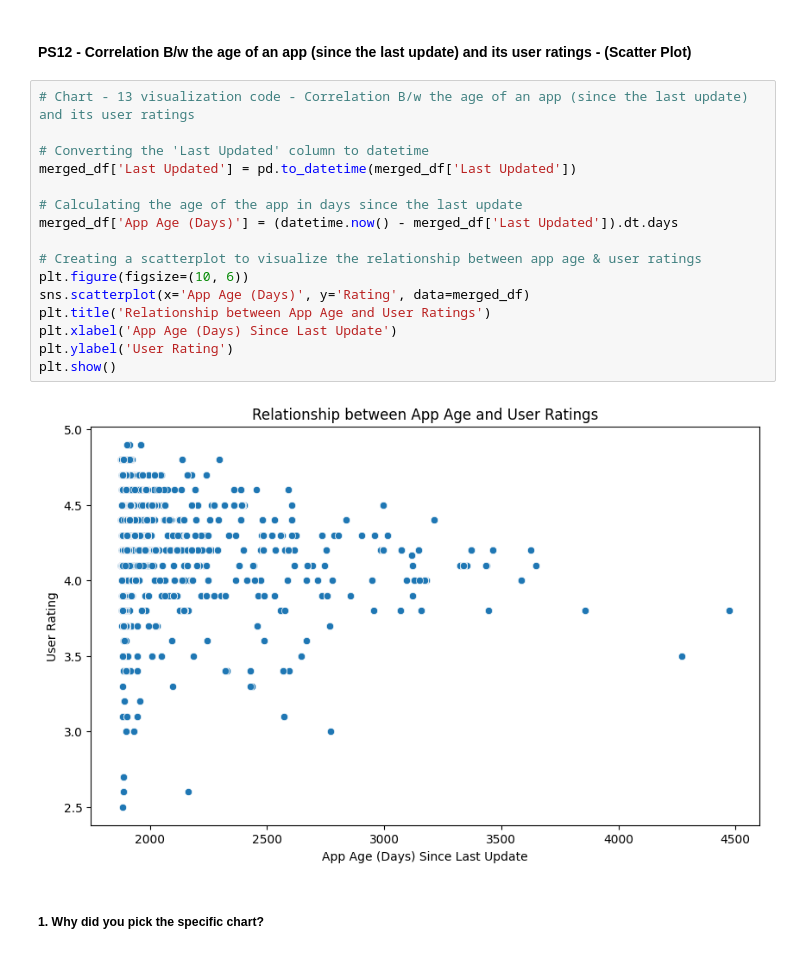
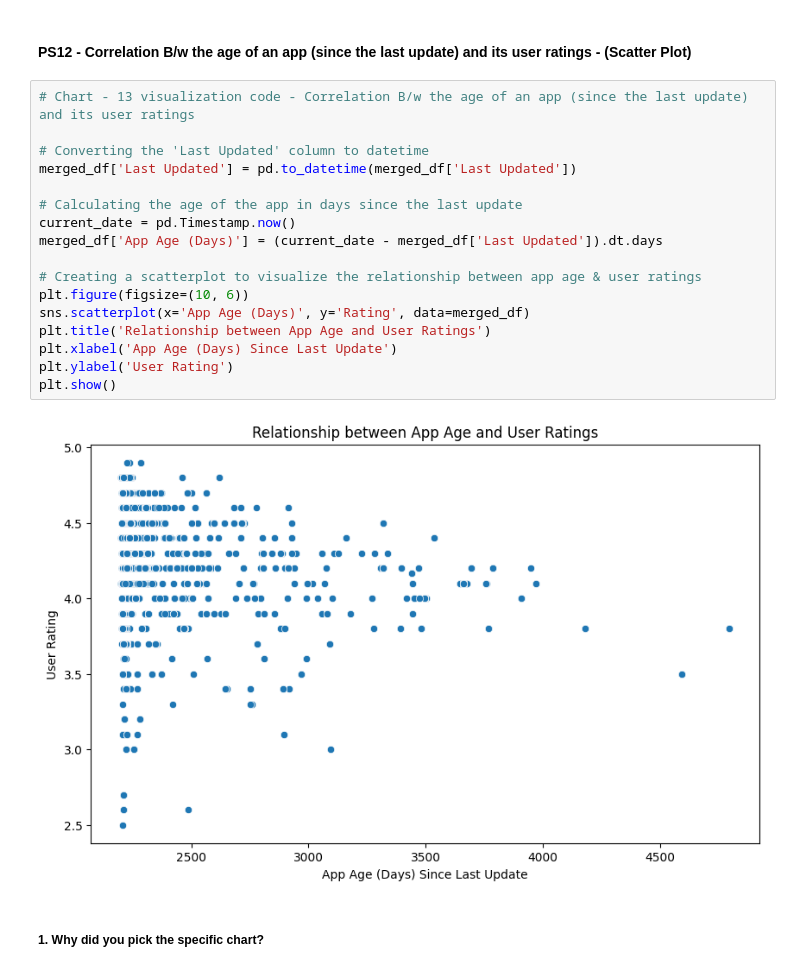
Before and after one commit to Himanshu-Bytes/Play-Store-App-Review-Analysis, a Jupyter notebook: Play_Store_App_Review_Analysis_EDA_Project.ipynb, the cells around one changed output. Drawn from its saved outputs; the diff is of its cells as text.

```diff
--- a/Play_Store_App_Review_Analysis_EDA_Project.ipynb
+++ b/Play_Store_App_Review_Analysis_EDA_Project.ipynb
@@ -883,21 +905,22 @@ Are there any insights that lead to negative growth? Justify with specific reaso
 # %%
 # Chart - 13 visualization code - Correlation B/w the age of an app (since the last update) and its user ratings
 
 # Converting the 'Last Updated' column to datetime
 merged_df['Last Updated'] = pd.to_datetime(merged_df['Last Updated'])
 
 # Calculating the age of the app in days since the last update
-merged_df['App Age (Days)'] = (datetime.now() - merged_df['Last Updated']).dt.days
+current_date = pd.Timestamp.now()
+merged_df['App Age (Days)'] = (current_date - merged_df['Last Updated']).dt.days
 
 # Creating a scatterplot to visualize the relationship between app age & user ratings
 plt.figure(figsize=(10, 6))
 sns.scatterplot(x='App Age (Days)', y='Rating', data=merged_df)
 plt.title('Relationship between App Age and User Ratings')
 plt.xlabel('App Age (Days) Since Last Update')
 plt.ylabel('User Rating')
 plt.show()
 # %% [output]
-[figure, old version]
+[figure, new version]
 # %% [markdown]
 ##### 1. Why did you pick the specific chart?
 # %% [markdown]
```
Also changed, not shown: parts of 15 cells of this notebook.
